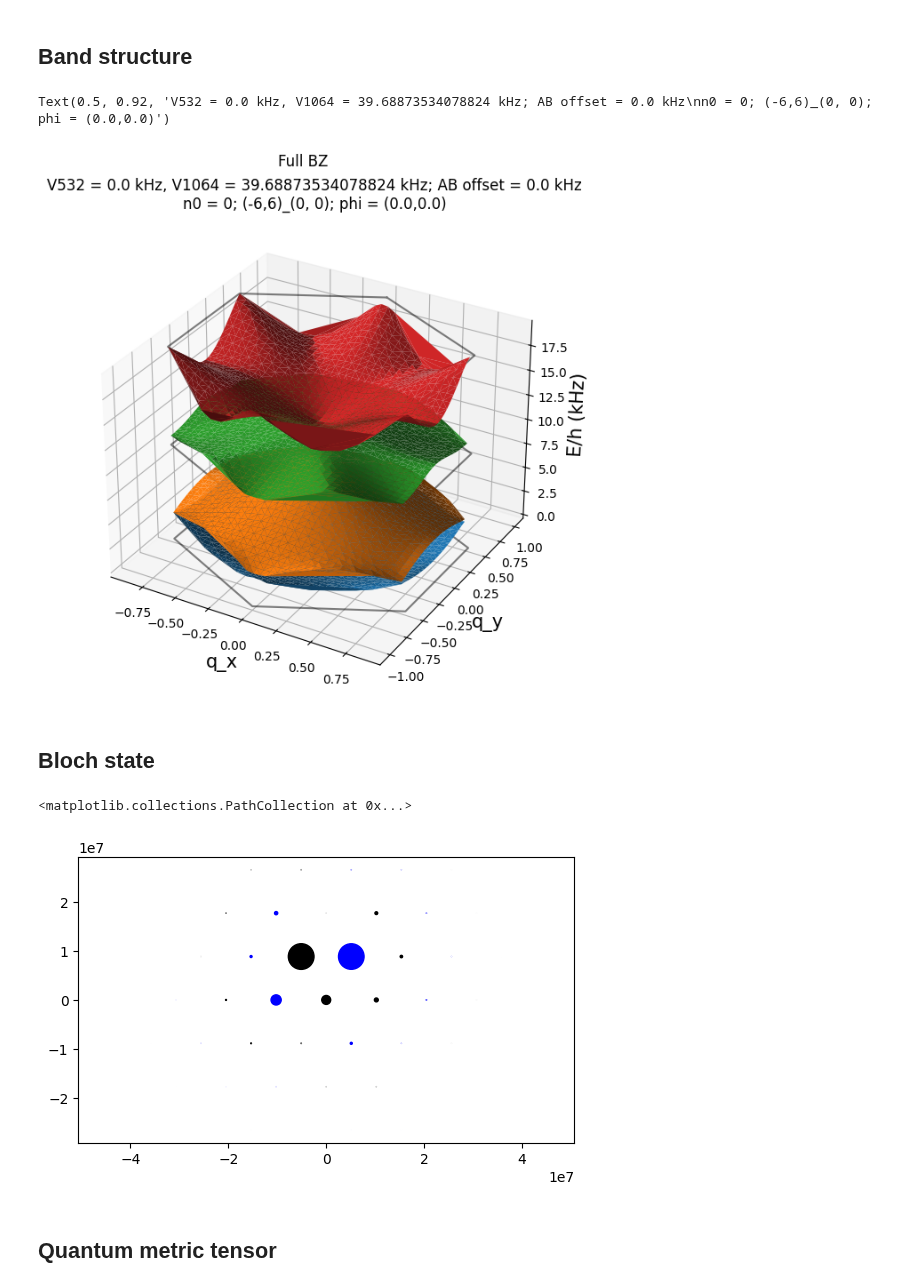
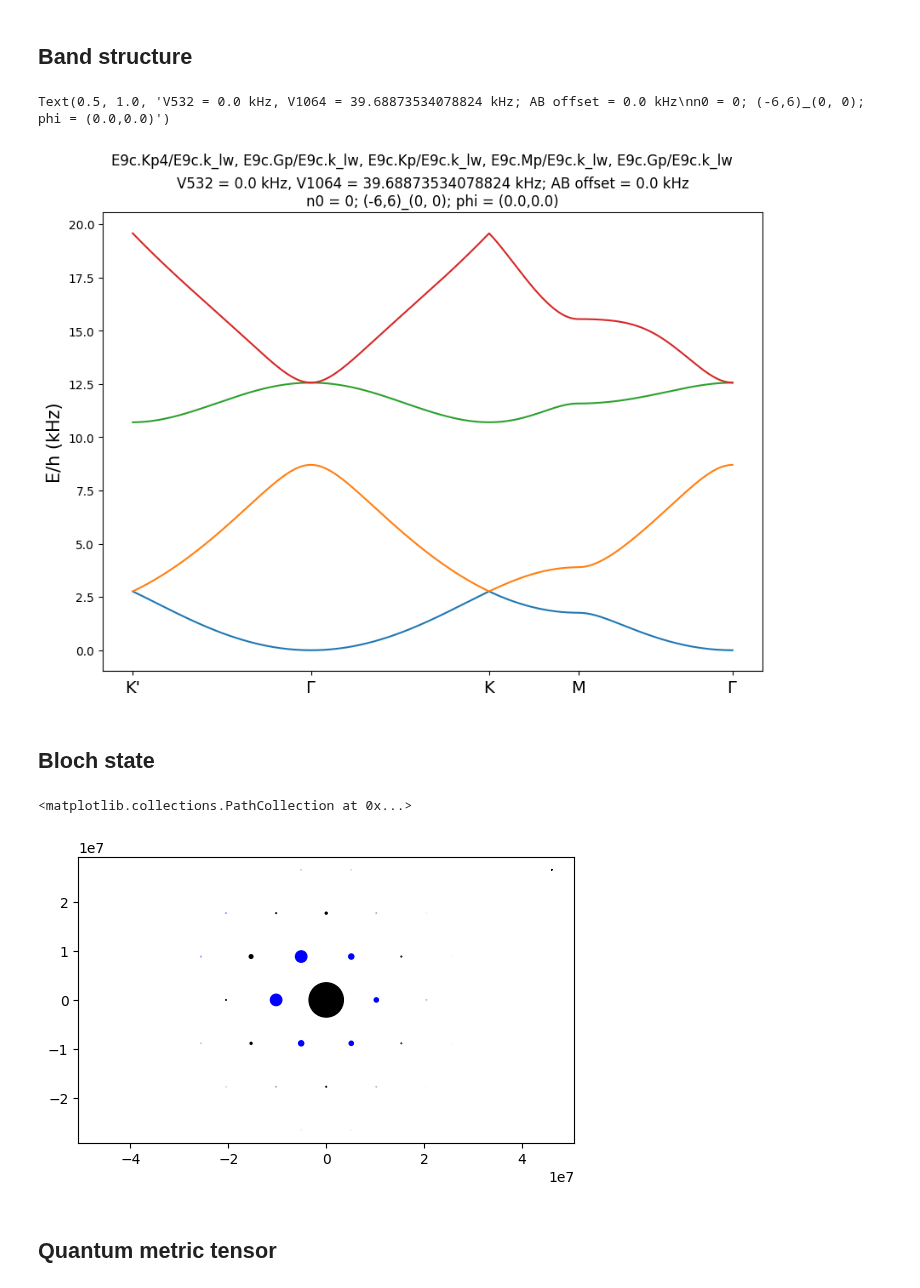
Before and after one commit to Shao-Wen-Chang/E9_constant, a Jupyter notebook: projects/general_plane_wave_expansion/band_structure_1Dcut.ipynb, the cells around one changed output. Saved outputs shown, nothing was run; the diff lists cells and outputs as text; code cells hidden in the pictures.

```diff
--- a/projects/general_plane_wave_expansion/band_structure_1Dcut.ipynb
+++ b/projects/general_plane_wave_expansion/band_structure_1Dcut.ipynb
@@ -56,7 +56,8 @@ num = 6             # size of q-momentum space we consider: (-num, num) (usually
 k_center = (0, 0)
 bandstart = 0       # starting from 0, inclusive
 bandend = 3         # inclusive
-qverts_str = 'E9c.Kp/E9c.k_lw, E9c.Kp2/E9c.k_lw, E9c.Kp3/E9c.k_lw, E9c.Kp4/E9c.k_lw, E9c.Kp5/E9c.k_lw, E9c.Kp6/E9c.k_lw, E9c.Kp/E9c.k_lw'
+qverts_str = 'E9c.Kp4/E9c.k_lw, E9c.Gp/E9c.k_lw, E9c.Kp/E9c.k_lw, E9c.Mp/E9c.k_lw, E9c.Gp/E9c.k_lw'
+x_ticklist = ["K'", '$\Gamma$', 'K', 'M', '$\Gamma$']
 # %% [markdown]
 # Initialization
 ## Units
@@ -159,11 +132,13 @@ for ax, V_real, ax_title in zip([ax_532, ax_1064, ax_super],
 start_time = time.time()
 
 # Generate qset
-dq = 0.05
-qsets = bsc.FindqArea(qverts_arr, dqx = dq, dqy = dq)
+num_points = np.array([100, 100, 60, 40]) # number of points sampled between two points (can be an array specifying each path, or just one number for all)
+index_points = np.hstack((np.array([0]), np.cumsum(num_points))) - np.arange(len(num_points) + 1)
+qsets = bsc.FindqSets(num_points, qverts_arr)#bsc.FindqSets(points, Gammap/k, kp/k, mp/k, Gammap/k)
 print("Total number of points = {0}".format(len(qsets)))
-PlotBZinput = (qverts_str, qsets)
-ax_BZ = bsc.PlotBZ(qset = PlotBZinput)
+PlotBZinput = qverts_str
+ax_BZ = bsc.PlotBZSubplot()
+bsc.plot_qset(ax_BZ, qset = PlotBZinput)
 
 # find non-interacting solution
 e_values = np.zeros((len(qsets), bandnum), dtype = np.cdouble)
@@ -194,24 +169,21 @@ e_values = e_values.astype(np.double)
 # %%
 f2kHz = f_unit / 1e3 / (2 * np.pi) # conversion factor from natural units to kHz
 E_lowest = np.min(e_values)
 E_kHz_offset = (e_values - E_lowest) * f2kHz
 E_kHz_highest = np.max(E_kHz_offset)
 fig_E = plt.figure(0, figsize=(10,7))
 fig_E.clf()
-fig_E.suptitle("Full BZ")
+fig_E.suptitle(qverts_str)
 
-ax_E = fig_E.add_subplot(111, projection = '3d')
-# Add BZ boundary
-bz1qx, bz1qy = [q[0] for q in E9c.BZ1_vertices], [q[1] for q in E9c.BZ1_vertices]
-for i in range(3):
-    ax_E.plot(bz1qx, bz1qy, np.ones_like(bz1qx) * E_kHz_highest * i / 2, '-k', alpha = 0.5)
+ax_E = fig_E.add_subplot(111)
+#xq = [np.linalg.norm(qpt) for qpt in qsets] # won't work for plots with winding q paths
+xq = bsc.FindQAxis(num_points, qverts_arr)
+ax_E.set_ylabel('E/h (kHz)', fontsize = 15)
 for i in range(bandnum):
-    ax_E.plot_trisurf(qsets[:, 0], qsets[:, 1], E_kHz_offset[:, i]) # TODO: try plotly
-ax_E.set_xlabel('q_x', fontsize = 15)
-ax_E.set_ylabel('q_y', fontsize = 15)
-ax_E.set_zlabel('E/h (kHz)', fontsize = 15)
+    ax_E.plot(xq, (e_values.transpose()[i] - E_lowest) * f2kHz, '-', label = 'Non-interacting' + str(i + bandstart))
+plt.xticks(xq[index_points], x_ticklist, fontsize = 14) # why does ax.set_xticks not work?
 
 ax_E.set_title('V532 = {} kHz, V1064 = {} kHz; AB offset = {:.4} kHz\nn0 = {}; (-{},{})_{}; phi = ({:.4},{:.4})'.format(V532nom, V1064nom, float(ABoffset1064nom), n0nom, num, num, k_center, phi12, phi23))
 # %% [output]
-Text(0.5, 0.92, 'V532 = 0.0 kHz, V1064 = 39.68873534078824 kHz; AB offset = 0.0 kHz\nn0 = 0; (-6,6)_(0, 0); phi = (0.0,0.0)')
+Text(0.5, 1.0, 'V532 = 0.0 kHz, V1064 = 39.68873534078824 kHz; AB offset = 0.0 kHz\nn0 = 0; (-6,6)_(0, 0); phi = (0.0,0.0)')
-[figure, old version]
+[figure, new version]
@@ -221,10 +203,10 @@ Text(0.5, 0.92, 'V532 = 0.0 kHz, V1064 = 39.68873534078824 kHz; AB offset = 0.0
 fig_ToF = plt.figure()
 ax_ToF = fig_ToF.add_subplot(111)
 # bsc.ToFSubplot(ax_ToF, bsc.FindInStateList(e_states_ni[1], E9c.Kp*0.5, 1))
-bsc.ToFSubplot(ax_ToF, e_states[30,:,1])
+bsc.ToFSubplot(ax_ToF, e_states[30,:,0])
 # %% [output]
 <matplotlib.collections.PathCollection at 0x...>
-[figure, old version]
+[figure, new version]
 # %% [markdown]
 ## Quantum metric tensor
 # %%
```
Also changed, not shown: parts of 4 cells of this notebook, 4 other files.
